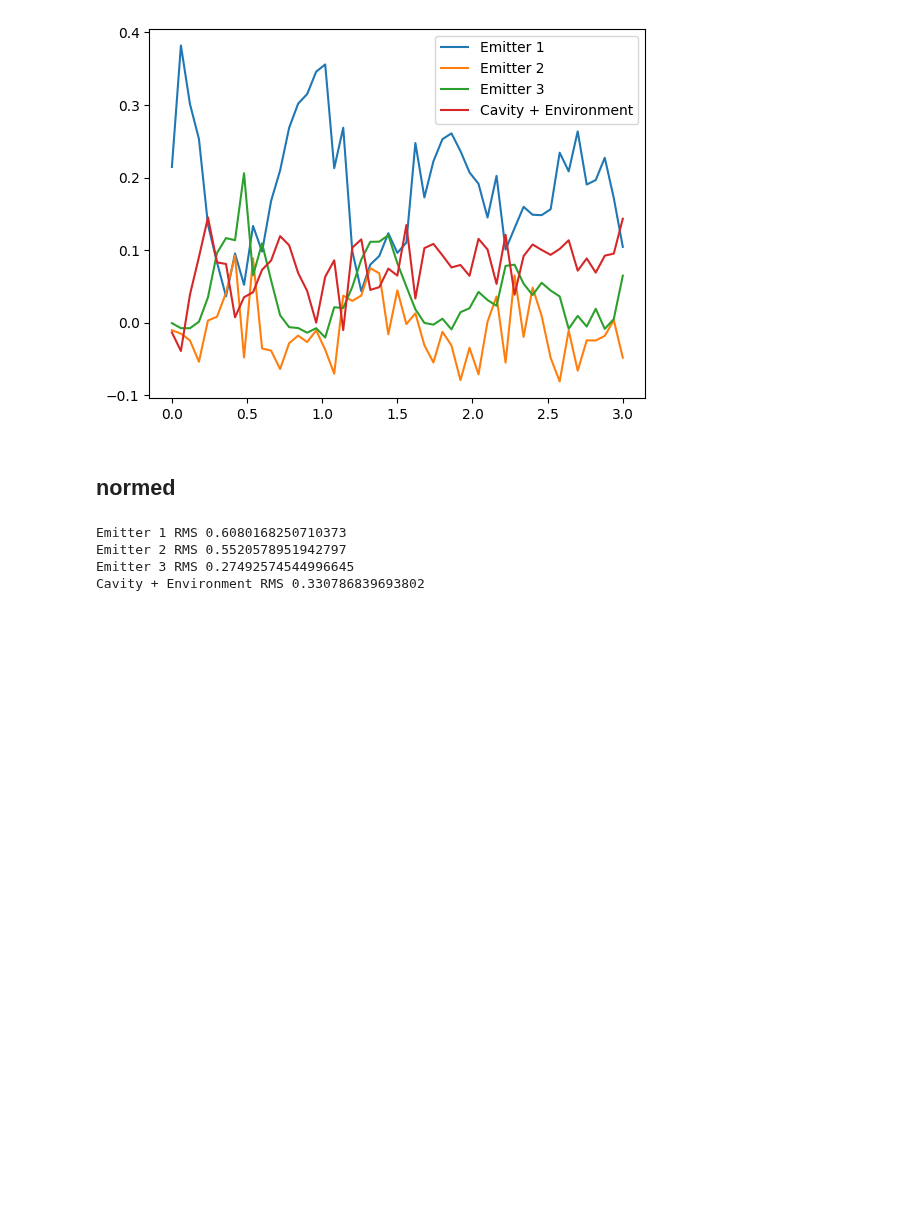
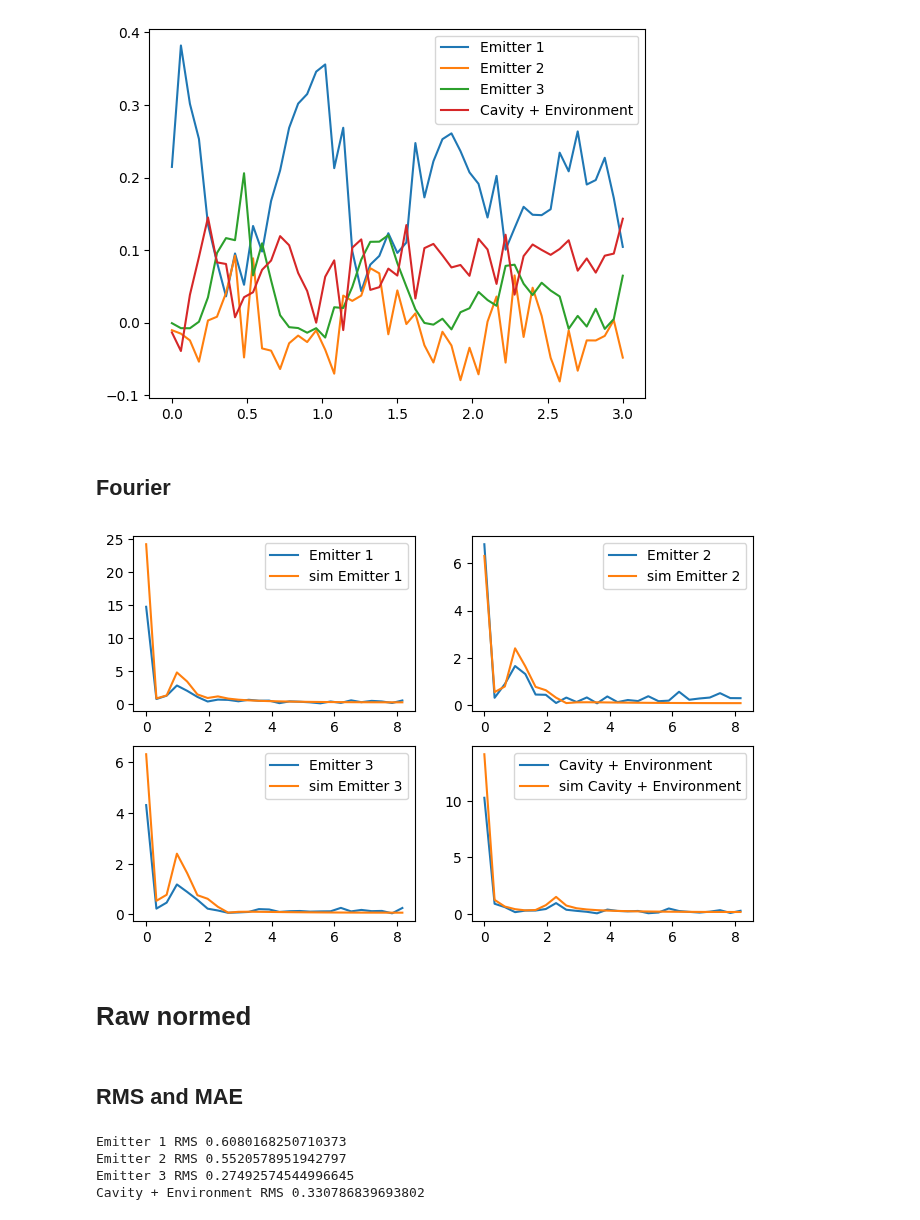
Before and after one commit to radulaski/CQED_quantum_simulation, a Jupyter notebook: data/AQT/aqt_vs_sim.ipynb, the cells around one changed output. Drawn from its saved outputs; the diff is of its cells as text; code cells hidden in the pictures; blank space fills up the shorter version.

Commit message:
add fourier to aqt analysis nb

```diff
--- a/data/AQT/aqt_vs_sim.ipynb
+++ b/data/AQT/aqt_vs_sim.ipynb
@@ -59,8 +61,29 @@ Emitter 3 RMS 0.43880275598337465
 Cavity + Environment RMS 0.6095877825439562
 <matplotlib.legend.Legend at 0x...>
 [figure]
+# %% [markdown]
+## Fourier
+# %%
+raw_data = aqt_results.xs("RAW", level="Protocol")
+n = len(raw_data)
+fig, axes = plt.subplots(2, 2, figsize=(8, 5))
+
+for (col, bitstr), ax in zip(aqt_bitstrs.items(), axes.flatten()):
+    fft = np.fft.rfft(raw_data[bitstr], n)
+    freqs = np.fft.rfftfreq(n, times[1] - times[0])
+    ax.plot(freqs, np.abs(fft), label=col)
+
+    fft = np.fft.rfft(qutip_results[col], n)
+    freqs = np.fft.rfftfreq(n, times[1] - times[0])
+    ax.plot(freqs, np.abs(fft), label="sim " + col)
+
+    ax.legend()
+# %% [output]
+[figure, added]
 # %% [markdown]
-## normed
+# Raw normed
+# %% [markdown]
+## RMS and MAE
 # %%
 raw_data_norm = raw_data.copy()
 raw_data_norm[['1000', '0100', '0010', '0001']] = raw_data_norm[['1000', '0100', '0010', '0001']].divide(raw_data_norm[['1000', '0100', '0010', '0001']].sum(axis=1), axis=0)
```
Also changed, not shown: parts of 18 cells of this notebook.
